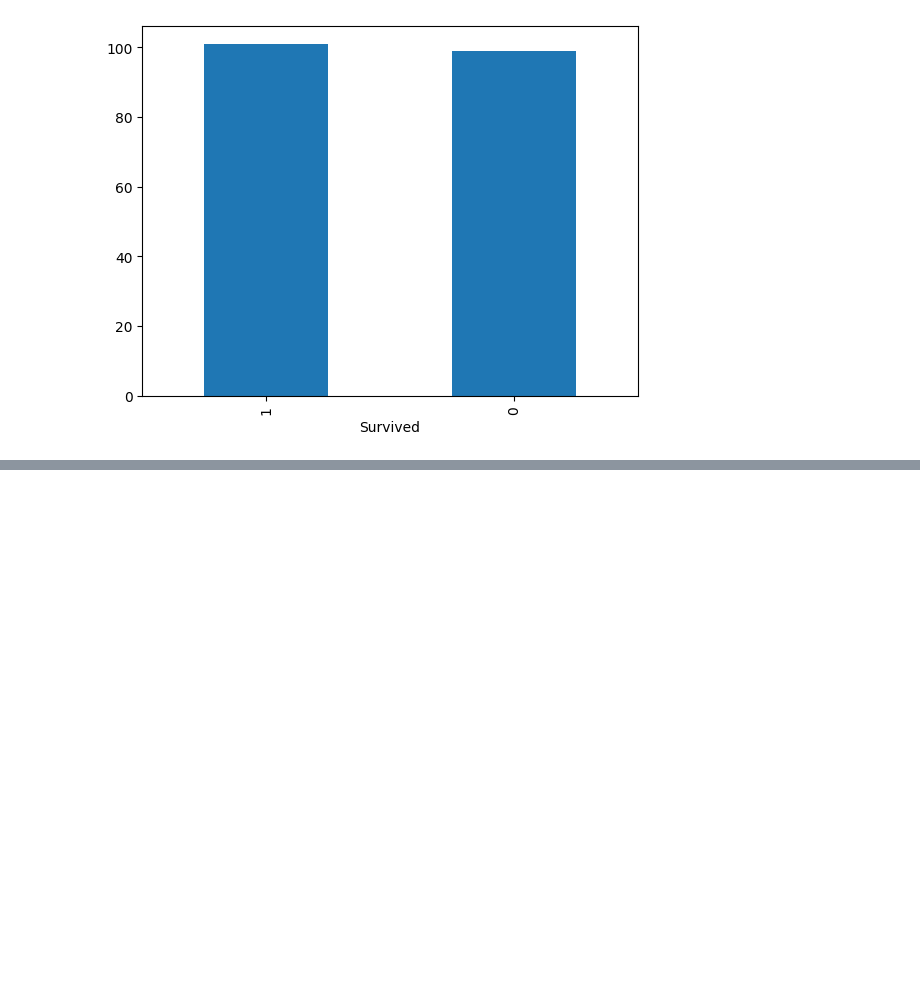
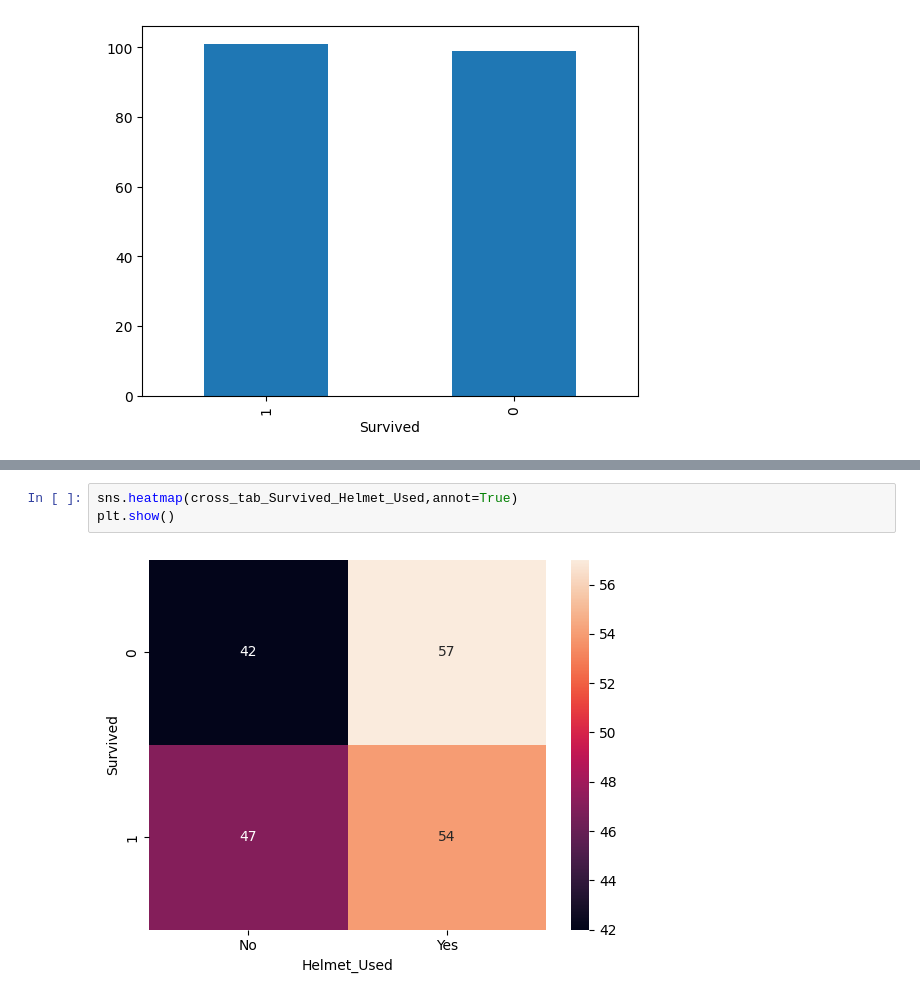
Before and after one commit to lathiam/Learning-Lab-Projet, a Jupyter notebook: Notebook.ipynb, the cells around one changed output, grey strips where cells are left out. Cells and saved outputs as stored; diff of their text form; blank space fills up the shorter version.

```diff
--- a/Notebook.ipynb
+++ b/Notebook.ipynb
@@ -165,0 +202,5 @@ plt.show()
+# %%
+sns.heatmap(cross_tab_Survived_Helmet_Used,annot=True)
+plt.show()
+# %% [output]
+[figure, added]
```
Also changed, not shown: parts of 9 cells of this notebook.
